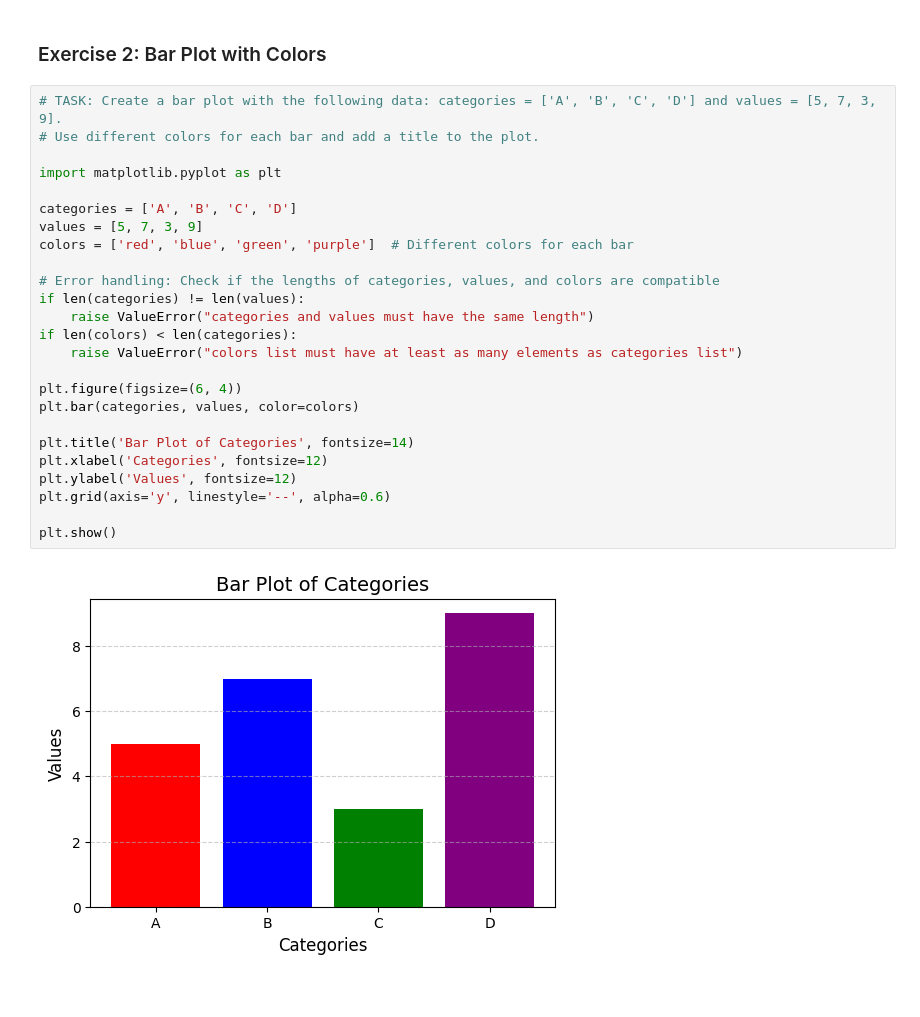
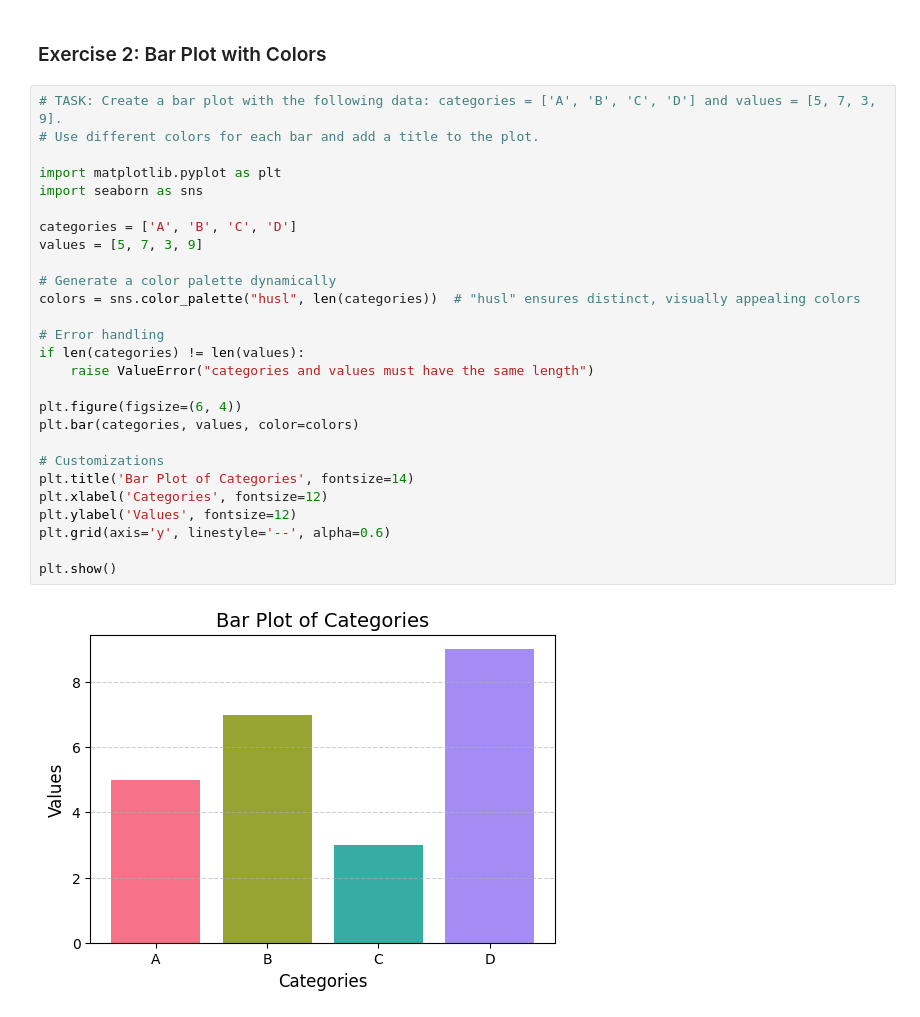
Before and after one commit to SpoorthyAnni/python-jupyter-template, a Jupyter notebook: src/2-bar-plot.ipynb, the cells around one changed output. Saved outputs shown, nothing was run; the diff lists cells and outputs as text.

```diff
--- a/src/2-bar-plot.ipynb
+++ b/src/2-bar-plot.ipynb
@@ -3,27 +3,29 @@
 # %%
 # TASK: Create a bar plot with the following data: categories = ['A', 'B', 'C', 'D'] and values = [5, 7, 3, 9].
 # Use different colors for each bar and add a title to the plot.
 
 import matplotlib.pyplot as plt
+import seaborn as sns
 
 categories = ['A', 'B', 'C', 'D']
 values = [5, 7, 3, 9]
-colors = ['red', 'blue', 'green', 'purple']  # Different colors for each bar
 
-# Error handling: Check if the lengths of categories, values, and colors are compatible
+# Generate a color palette dynamically
+colors = sns.color_palette("husl", len(categories))  # "husl" ensures distinct, visually appealing colors
+
+# Error handling
 if len(categories) != len(values):
     raise ValueError("categories and values must have the same length")
-if len(colors) < len(categories):
-    raise ValueError("colors list must have at least as many elements as categories list")
 
 plt.figure(figsize=(6, 4))
 plt.bar(categories, values, color=colors)
 
+# Customizations
 plt.title('Bar Plot of Categories', fontsize=14)
 plt.xlabel('Categories', fontsize=12)
 plt.ylabel('Values', fontsize=12)
 plt.grid(axis='y', linestyle='--', alpha=0.6)
 
 plt.show()
 # %% [output]
-[figure, old version]
+[figure, new version]
```
Also changed, not shown: parts of 1 cell of this notebook, 5 other files.
